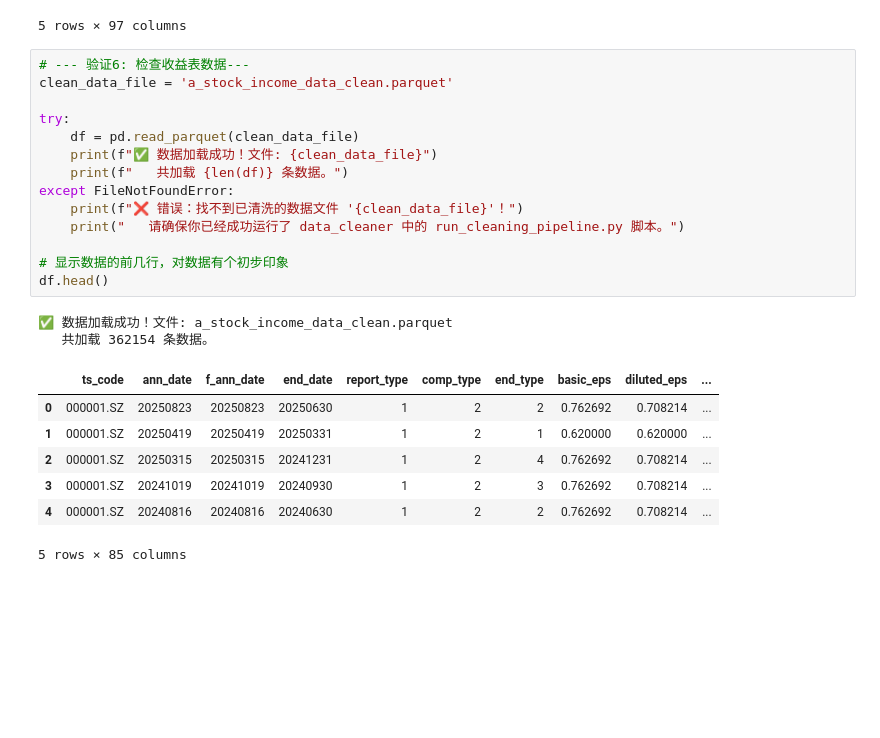
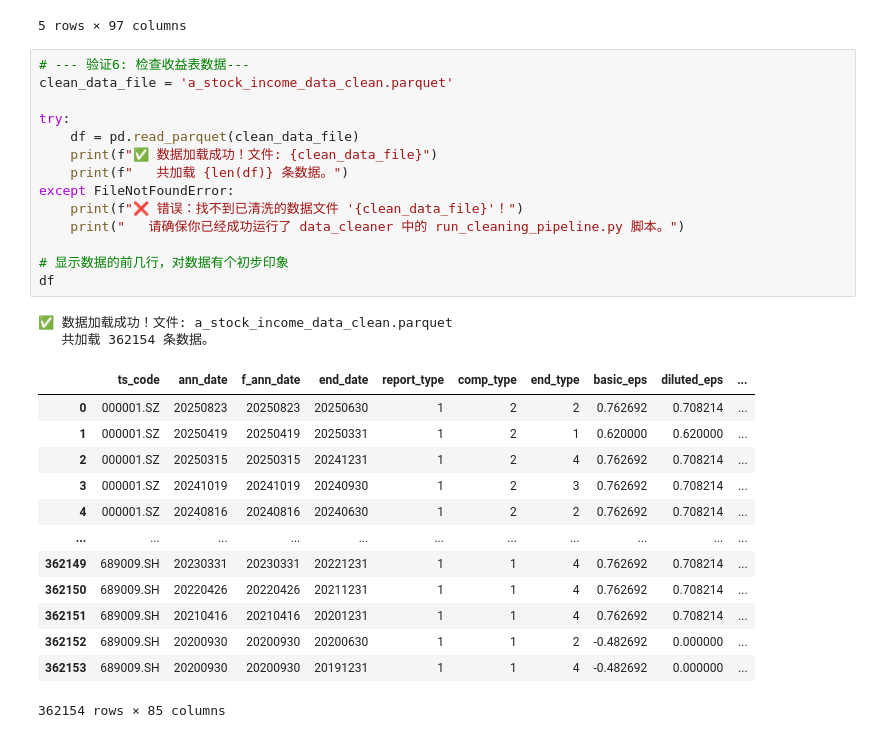
Before and after one commit to ChenNachuan/Factor_strategy_platform, a Jupyter notebook: data_manager/clean_data/data_cleaning_verification.ipynb, the cells around one changed output. Cells and saved outputs as stored; diff of their text form; blank space fills up the shorter version.

```diff
--- a/data_manager/clean_data/data_cleaning_verification.ipynb
+++ b/data_manager/clean_data/data_cleaning_verification.ipynb
@@ -201,24 +201,30 @@ df.head()
 # %%
 # --- 验证6: 检查收益表数据---
 clean_data_file = 'a_stock_income_data_clean.parquet'
 
 try:
     df = pd.read_parquet(clean_data_file)
     print(f"✅ 数据加载成功！文件: {clean_data_file}")
     print(f"   共加载 {len(df)} 条数据。")
 except FileNotFoundError:
     print(f"❌ 错误：找不到已清洗的数据文件 '{clean_data_file}'！")
     print("   请确保你已经成功运行了 data_cleaner 中的 run_cleaning_pipeline.py 脚本。")
 
 # 显示数据的前几行，对数据有个初步印象
-df.head()
+df
 # %% [output]
 ✅ 数据加载成功！文件: a_stock_income_data_clean.parquet
    共加载 362154 条数据。
 |  | ts_code | ann_date | f_ann_date | end_date | report_type | comp_type | end_type | basic_eps | diluted_eps | ... |
 | 0 | 000001.SZ | 20250823 | 20250823 | 20250630 | 1 | 2 | 2 | 0.762692 | 0.708214 | ... |
 | 1 | 000001.SZ | 20250419 | 20250419 | 20250331 | 1 | 2 | 1 | 0.620000 | 0.620000 | ... |
 | 2 | 000001.SZ | 20250315 | 20250315 | 20241231 | 1 | 2 | 4 | 0.762692 | 0.708214 | ... |
 | 3 | 000001.SZ | 20241019 | 20241019 | 20240930 | 1 | 2 | 3 | 0.762692 | 0.708214 | ... |
 | 4 | 000001.SZ | 20240816 | 20240816 | 20240630 | 1 | 2 | 2 | 0.762692 | 0.708214 | ... |
+| ... | ... | ... | ... | ... | ... | ... | ... | ... | ... | ... |
+| 362149 | 689009.SH | 20230331 | 20230331 | 20221231 | 1 | 1 | 4 | 0.762692 | 0.708214 | ... |
+| 362150 | 689009.SH | 20220426 | 20220426 | 20211231 | 1 | 1 | 4 | 0.762692 | 0.708214 | ... |
+| 362151 | 689009.SH | 20210416 | 20210416 | 20201231 | 1 | 1 | 4 | 0.762692 | 0.708214 | ... |
+| 362152 | 689009.SH | 20200930 | 20200930 | 20200630 | 1 | 1 | 2 | -0.482692 | 0.000000 | ... |
+| 362153 | 689009.SH | 20200930 | 20200930 | 20191231 | 1 | 1 | 4 | -0.482692 | 0.000000 | ... |
-5 rows × 85 columns
+362154 rows × 85 columns
```
Also changed, not shown: parts of 4 cells of this notebook, 4 other files.
